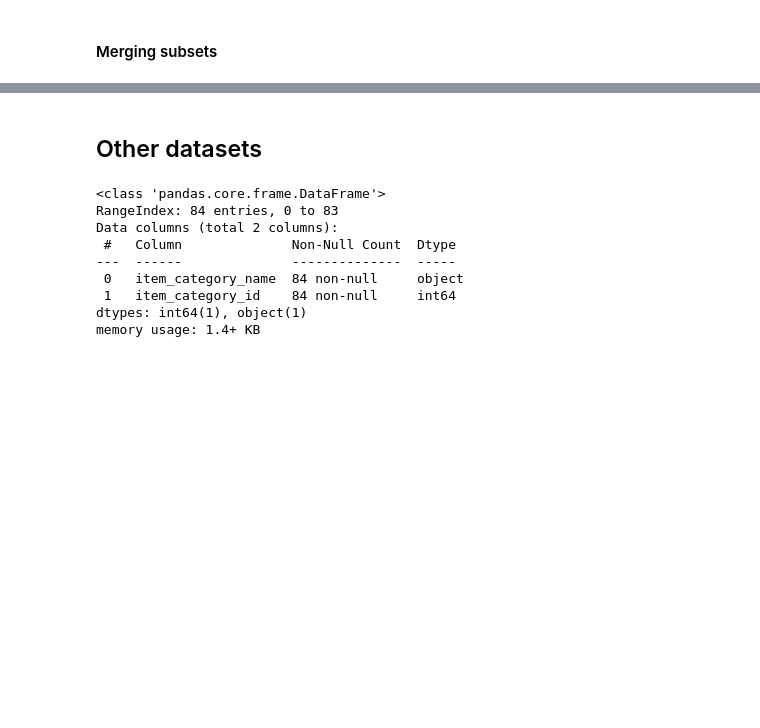
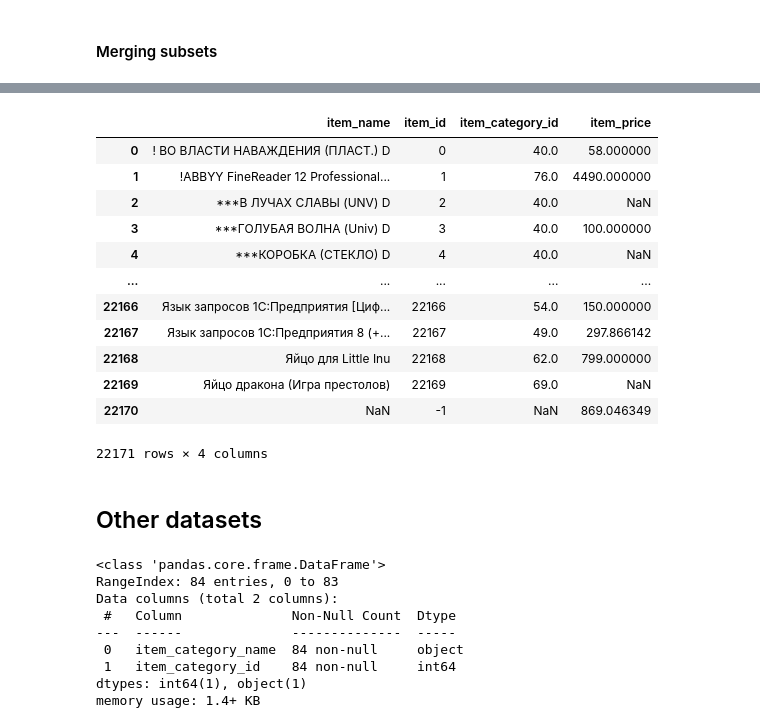
Before and after one commit to frankpietro/dm-project, a Jupyter notebook: dm.ipynb, the cells around one changed output, grey strips where cells are left out. Cells and saved outputs as stored; diff of their text form; code cells hidden in the pictures; blank space fills up the shorter version.

```diff
--- a/dm.ipynb
+++ b/dm.ipynb
@@ -292,0 +277,4 @@ memory usage: 32.2+ MB
+# %%
+restoring_basket_df['basket_id'] = restoring_basket_df['basket_id'].fillna('S' + restoring_basket_df['new_id'].astype(str))
+restoring_basket_df = restoring_basket_df.drop('new_id', 1)
+restoring_basket_df.info()
@@ -313,0 +320,3 @@ memory usage: 34.2+ MB
+# %%
+clean_basket_df = clean_basket_df.dropna(subset='item_cnt_day')
+clean_basket_df.info()
@@ -313,0 +377,18 @@ memory usage: 34.2+ MB
+# %%
+temp = clean_basket_df.groupby('item_id')['item_price'].mean()
+priced_items_df = pd.merge(items_df, temp, on='item_id', how='outer')
+priced_items_df
+# %% [output]
+|  | item_name | item_id | item_category_id | item_price |
+| 0 | ! ВО ВЛАСТИ НАВАЖДЕНИЯ (ПЛАСТ.) D | 0 | 40.0 | 58.000000 |
+| 1 | !ABBYY FineReader 12 Professional... | 1 | 76.0 | 4490.000000 |
+| 2 | ***В ЛУЧАХ СЛАВЫ (UNV) D | 2 | 40.0 | NaN |
+| 3 | ***ГОЛУБАЯ ВОЛНА (Univ) D | 3 | 40.0 | 100.000000 |
+| 4 | ***КОРОБКА (СТЕКЛО) D | 4 | 40.0 | NaN |
+| ... | ... | ... | ... | ... |
+| 22166 | Язык запросов 1С:Предприятия [Циф... | 22166 | 54.0 | 150.000000 |
+| 22167 | Язык запросов 1С:Предприятия 8 (+... | 22167 | 49.0 | 297.866142 |
+| 22168 | Яйцо для Little Inu | 22168 | 62.0 | 799.000000 |
+| 22169 | Яйцо дракона (Игра престолов) | 22169 | 69.0 | NaN |
+| 22170 | NaN | -1 | NaN | 869.046349 |
+22171 rows × 4 columns
```
Also changed, not shown: parts of 25 cells of this notebook.
